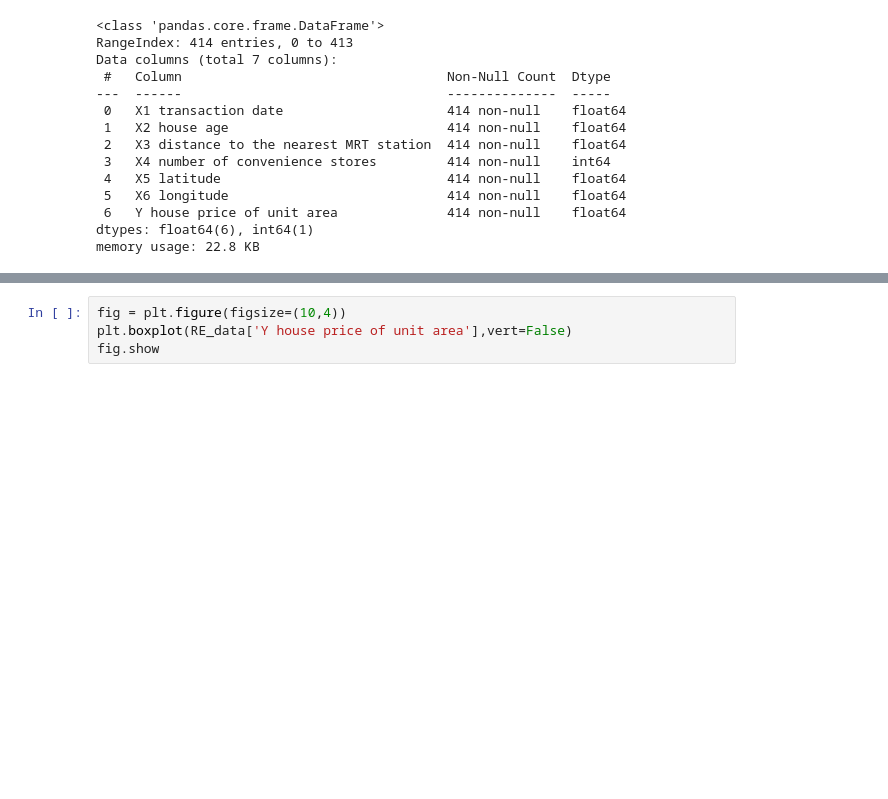
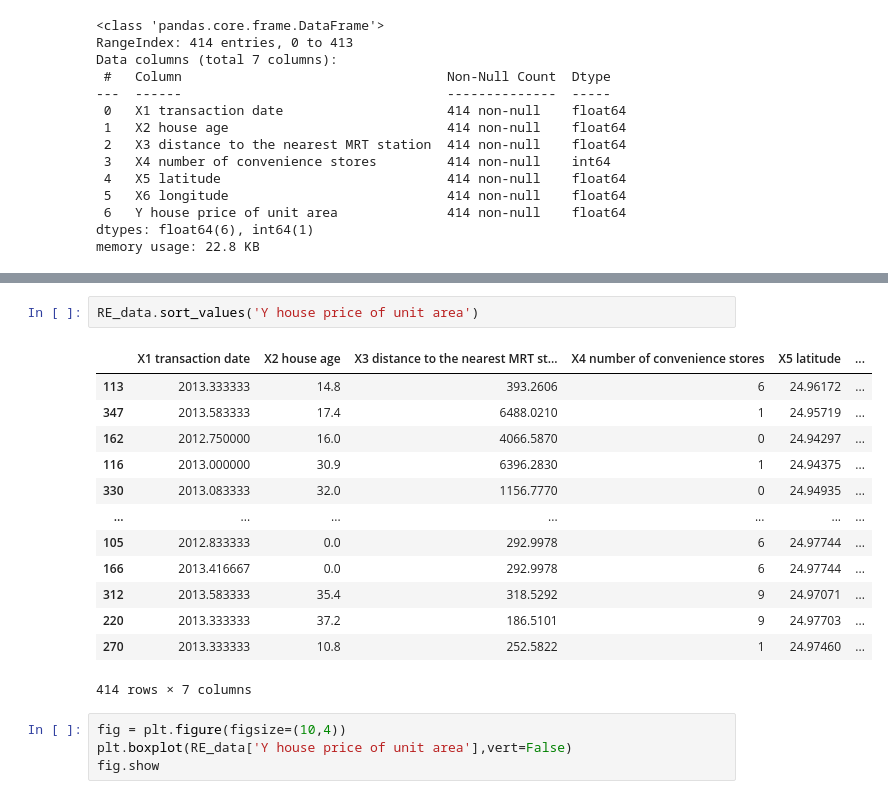
Before and after one commit to patrikfj/Data-Science-practice, a Jupyter notebook: Predicting Real Estate Prices.ipynb, the cells around one changed output, grey strips where cells are left out. Drawn from its saved outputs; the diff is of its cells as text; blank space fills up the shorter version.

```diff
--- a/Predicting Real Estate Prices.ipynb
+++ b/Predicting Real Estate Prices.ipynb
@@ -65,6 +67,22 @@ RE_data.describe()
 | 50% | 2013.166667 | 16.100000 | 492.231300 | 4.000000 | 24.971100 | ... |
 | 75% | 2013.416667 | 28.150000 | 1454.279000 | 6.000000 | 24.977455 | ... |
 | max | 2013.583333 | 43.800000 | 6488.021000 | 10.000000 | 25.014590 | ... |
+# %%
+RE_data.sort_values('Y house price of unit area')
+# %% [output]
+|  | X1 transaction date | X2 house age | X3 distance to the nearest MRT st... | X4 number of convenience stores | X5 latitude | ... |
+| 113 | 2013.333333 | 14.8 | 393.2606 | 6 | 24.96172 | ... |
+| 347 | 2013.583333 | 17.4 | 6488.0210 | 1 | 24.95719 | ... |
+| 162 | 2012.750000 | 16.0 | 4066.5870 | 0 | 24.94297 | ... |
+| 116 | 2013.000000 | 30.9 | 6396.2830 | 1 | 24.94375 | ... |
+| 330 | 2013.083333 | 32.0 | 1156.7770 | 0 | 24.94935 | ... |
+| ... | ... | ... | ... | ... | ... | ... |
+| 105 | 2012.833333 | 0.0 | 292.9978 | 6 | 24.97744 | ... |
+| 166 | 2013.416667 | 0.0 | 292.9978 | 6 | 24.97744 | ... |
+| 312 | 2013.583333 | 35.4 | 318.5292 | 9 | 24.97071 | ... |
+| 220 | 2013.333333 | 37.2 | 186.5101 | 9 | 24.97703 | ... |
+| 270 | 2013.333333 | 10.8 | 252.5822 | 1 | 24.97460 | ... |
+414 rows × 7 columns
 # %%
 fig = plt.figure(figsize=(10,4))
 plt.boxplot(RE_data['Y house price of unit area'],vert=False)
```
Also changed, not shown: parts of 9 cells of this notebook.
